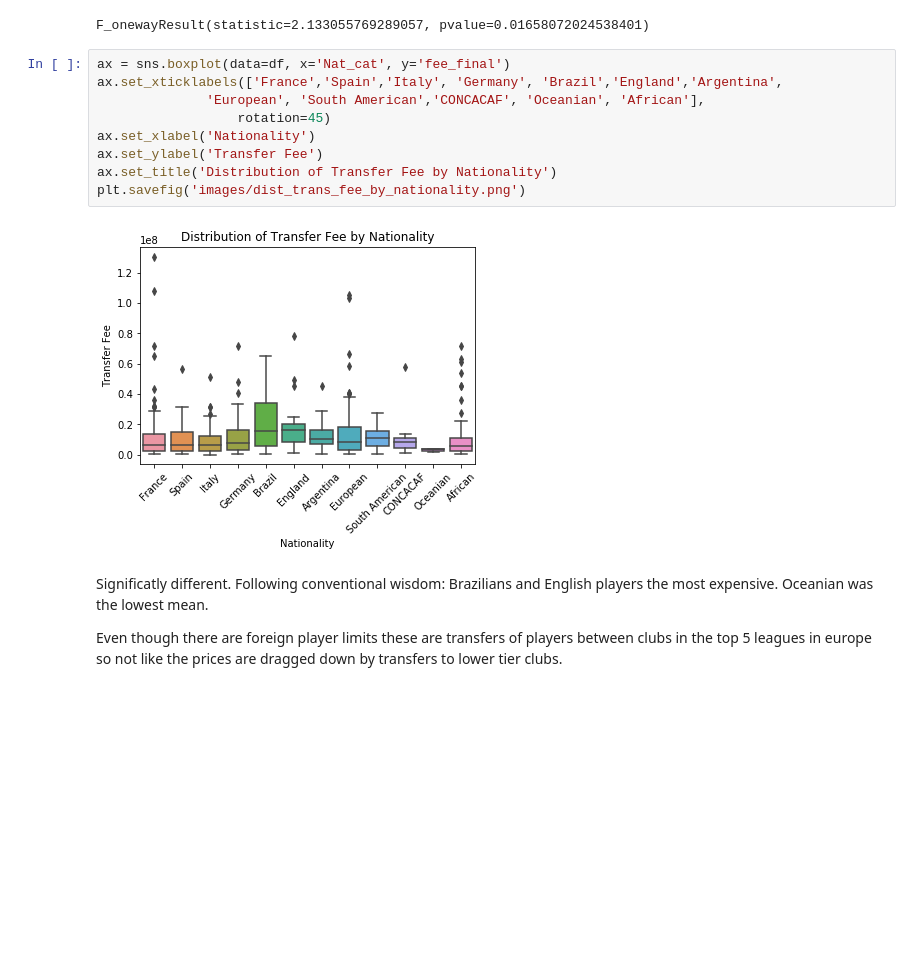
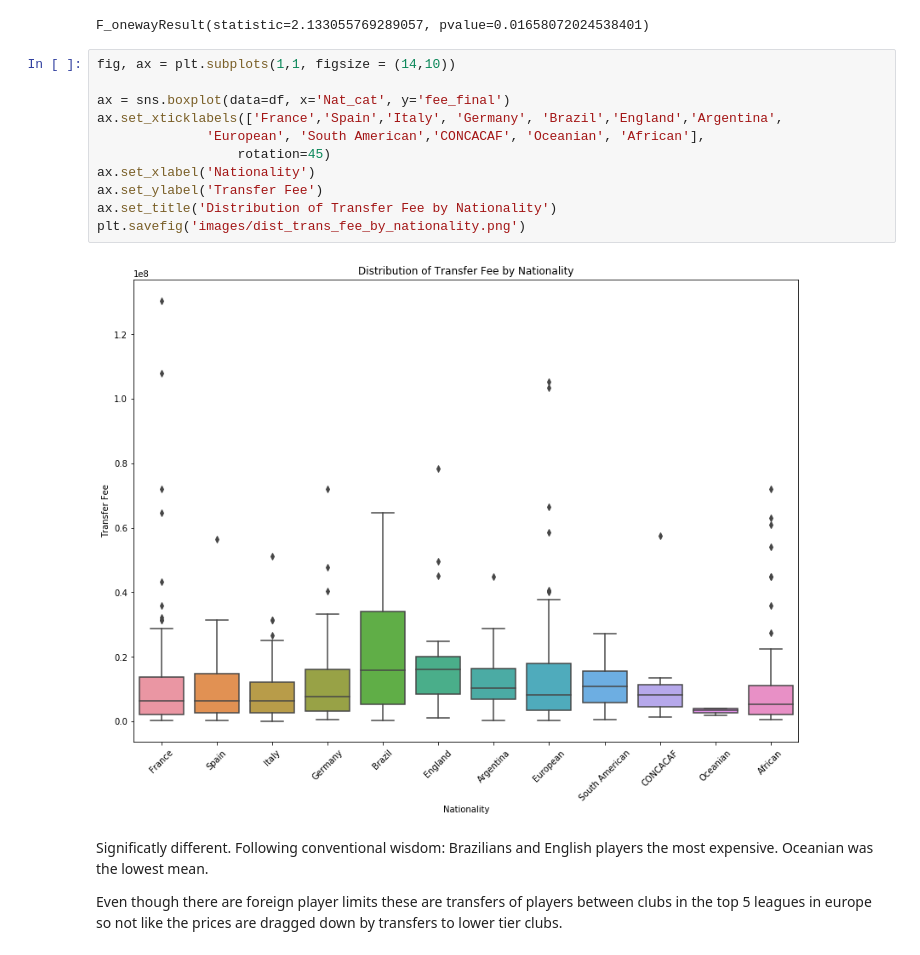
Before and after one commit to etr359/capstone, a Jupyter notebook: EDA and feature engineering.ipynb, the cells around one changed output. Cells and saved outputs as stored; diff of their text form; blank space fills up the shorter version.

```diff
--- a/EDA and feature engineering.ipynb
+++ b/EDA and feature engineering.ipynb
@@ -391,16 +399,18 @@ sp.f_oneway(France, Spain, Italy, Germany, Brazil, England, Argentina, other_eur
 # %% [output]
 F_onewayResult(statistic=2.133055769289057, pvalue=0.01658072024538401)
 # %%
+fig, ax = plt.subplots(1,1, figsize = (14,10))
+
 ax = sns.boxplot(data=df, x='Nat_cat', y='fee_final')
 ax.set_xticklabels(['France','Spain','Italy', 'Germany', 'Brazil','England','Argentina',
               'European', 'South American','CONCACAF', 'Oceanian', 'African'],
                   rotation=45)
 ax.set_xlabel('Nationality')
 ax.set_ylabel('Transfer Fee')
 ax.set_title('Distribution of Transfer Fee by Nationality')
 plt.savefig('images/dist_trans_fee_by_nationality.png')
 # %% [output]
-[figure, old version]
+[figure, new version]
 # %% [markdown]
 Significatly different.
 Following conventional wisdom: Brazilians and English players the most expensive. Oceanian was the lowest mean.
```
Also changed, not shown: parts of 3 cells of this notebook, 6 other files.
